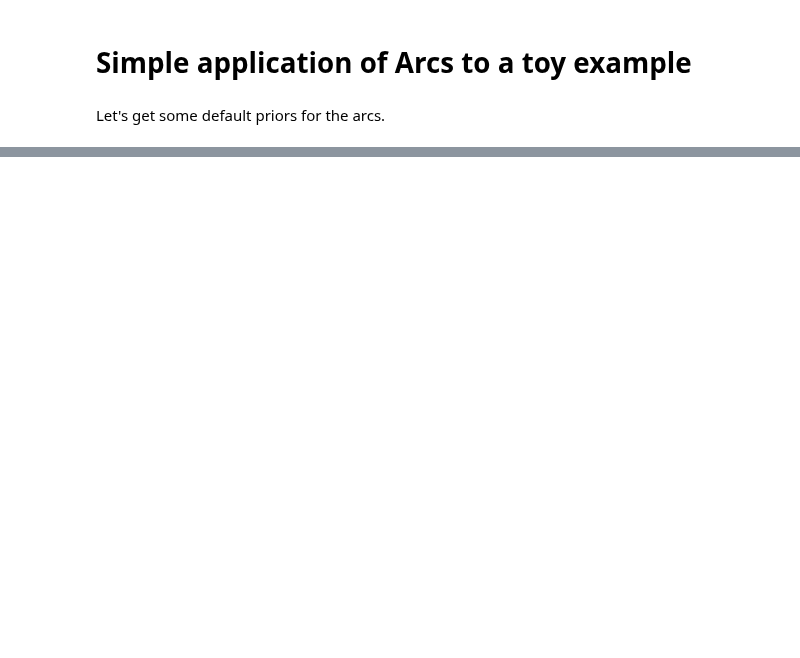
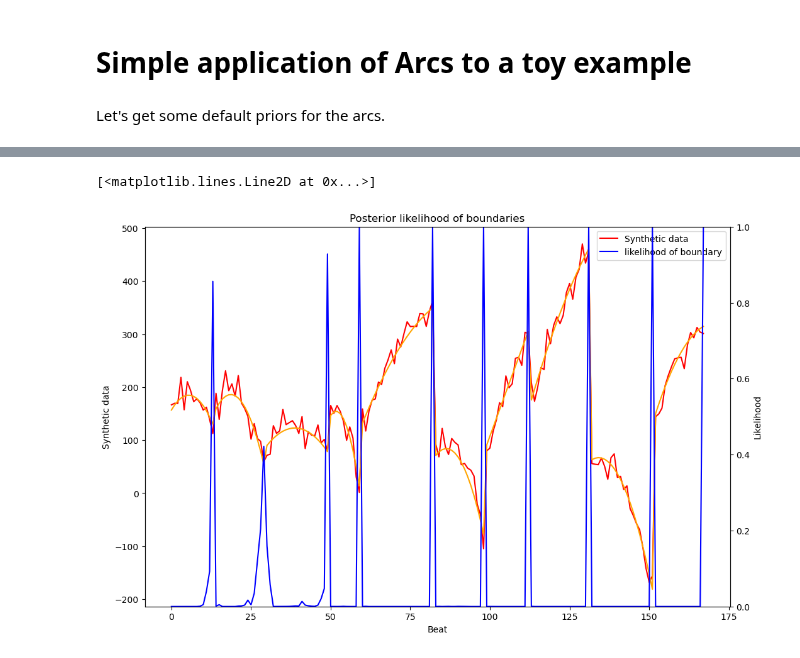
Before and after one commit to erc-cosmos/probabilistic-segmentation, a Jupyter notebook: notebooks/toy_example.ipynb, the cells around one changed output, grey strips where cells are left out. Cells and saved outputs as stored; diff of their text form; code cells hidden in the pictures; blank space fills up the shorter version.

```diff
--- a/notebooks/toy_example.ipynb
+++ b/notebooks/toy_example.ipynb
@@ -28,4 +36,4 @@ print(len(sample_data), sample_data)
 length_prior = length_priors.NormalLengthPrior(mean=15, stddev=5, x=list(range(len(sample_data))), max_length=30)
 # %%
 # Compute posterior marginals
-posterior_marginals = dc.run_alpha_beta(sample_data, arc_prior, length_prior)
+posterior_marginals, post_segments = dc.run_alpha_beta(sample_data, arc_prior, length_prior, return_2d=True)
@@ -50,0 +40,7 @@ plt.show()
+# %%
+fig = segment_viz.plot_segment_with_signal(posterior_marginals, sample_data, data_time=range(len(sample_data)), input_label='Synthetic data', smoothing=1)
+fig.get_axes()[0].plot(truth, "orange")
+# fig.get_axes()[0].legend(['noisy', 'pure'], loc='upper left')
+# %% [output]
+[<matplotlib.lines.Line2D at 0x...>]
+[figure, added]
```
Also changed, not shown: parts of 9 cells of this notebook, 2 other files.
